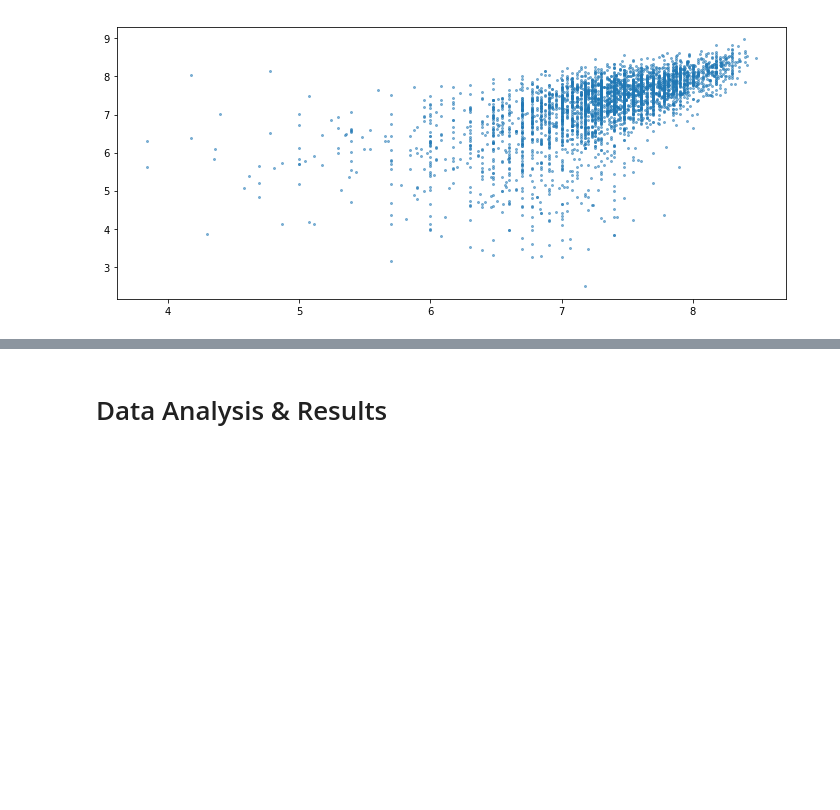
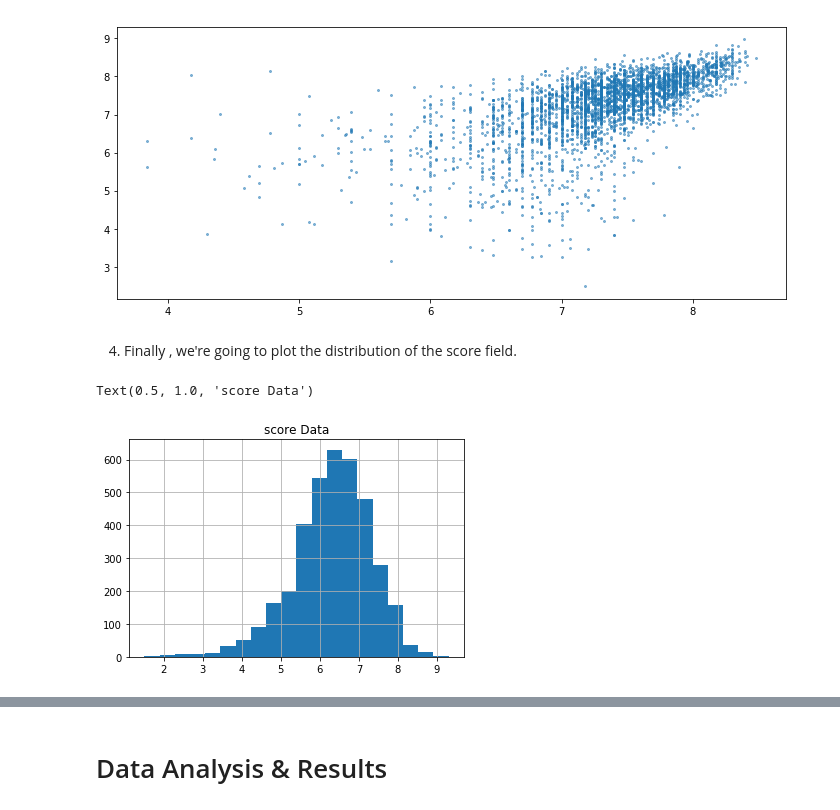
Before and after one commit to Dragon-Abyss/Cogs-Final, a Jupyter notebook: final-108.ipynb, the cells around one changed output, grey strips where cells are left out. Drawn from its saved outputs; the diff is of its cells as text; code cells hidden in the pictures; blank space fills up the shorter version.

Commit message:
added the hypothesis and score in analysis

```diff
--- a/final-108.ipynb
+++ b/final-108.ipynb
@@ -222,3 +223,11 @@ ax = f.add_subplot(1, 1, 1)
 plt.scatter(df['budget10'], df['gross10'], alpha=0.5, label='Data', s=4);
 # %% [output]
 [figure]
+# %% [markdown]
+4) Finally , we're going to plot the distribution of the score field.
+# %%
+df.hist(column= 'score', bins=20, )
+plt.title('score Data')
+# %% [output]
+Text(0.5, 1.0, 'score Data')
+[figure, added]
```
Also changed, not shown: parts of 27 cells of this notebook.
